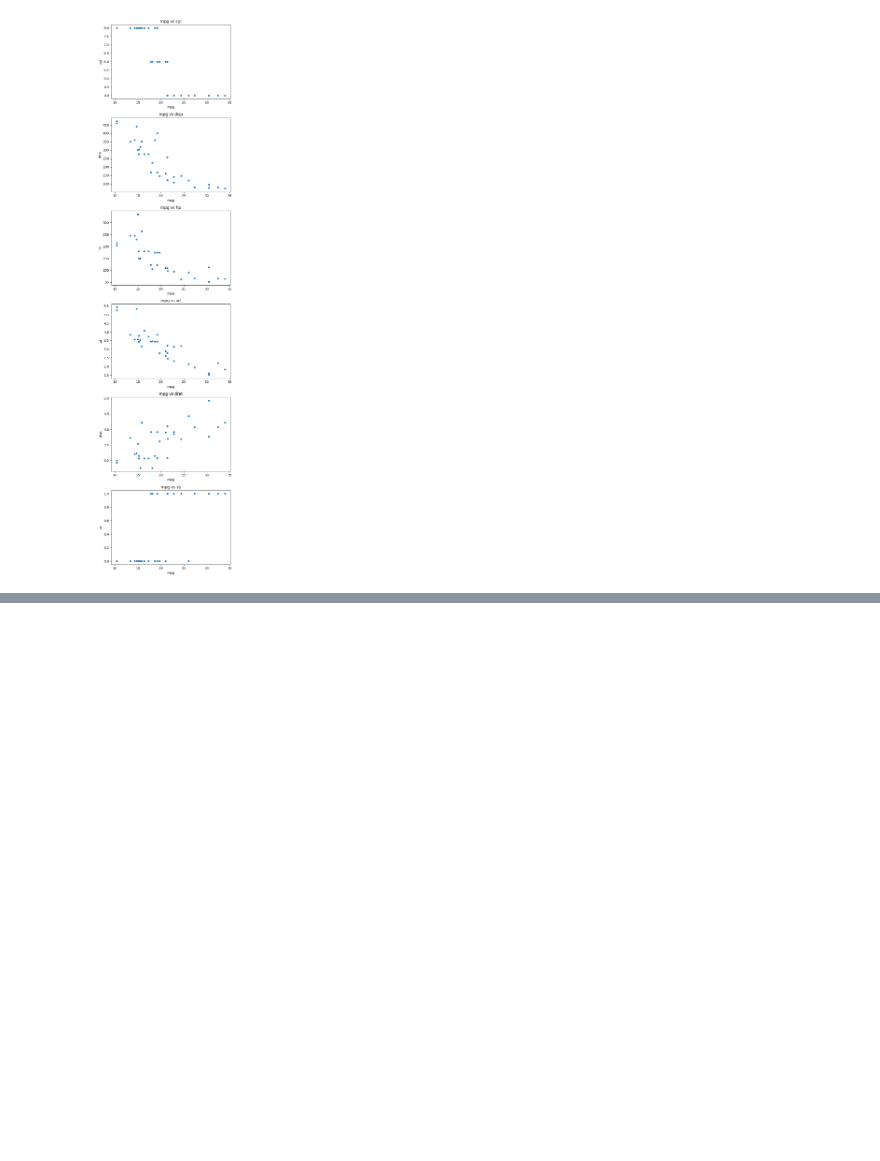
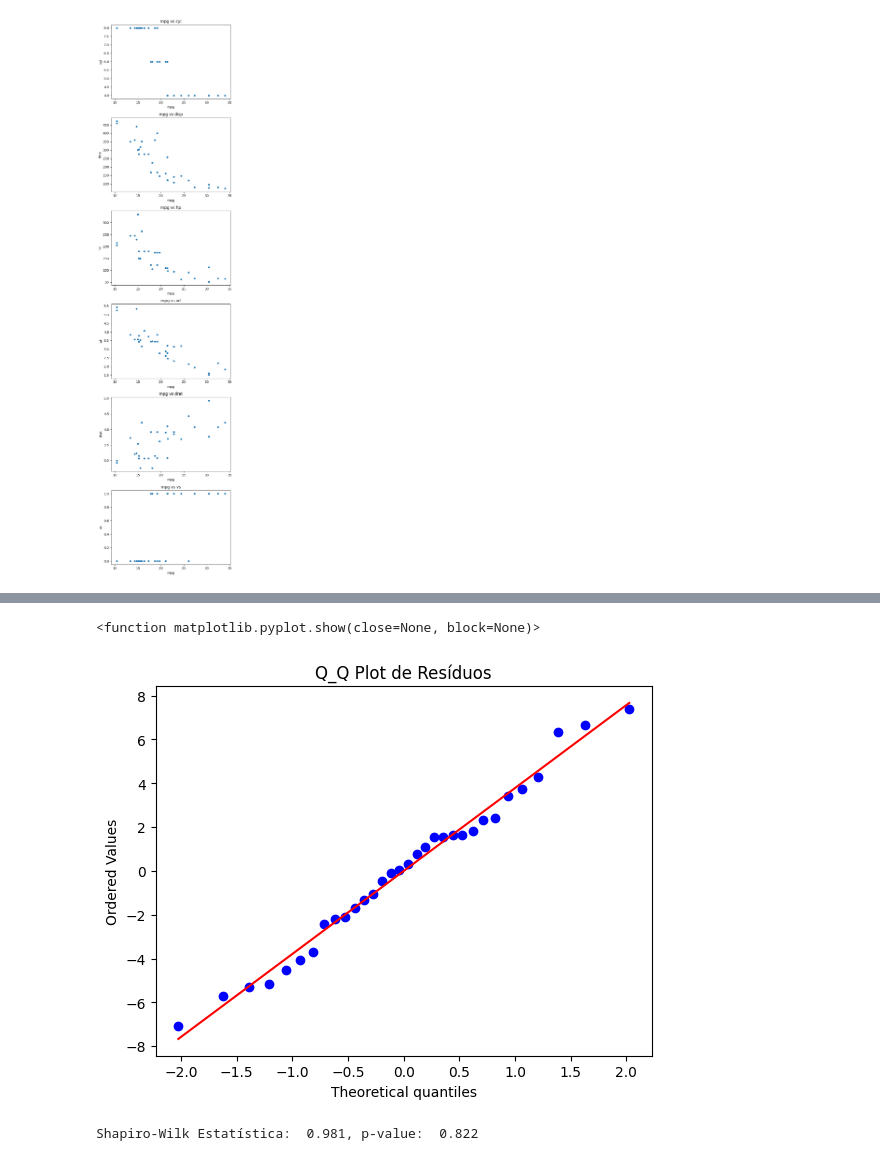
Before and after one commit to pierrout/AIML, a Jupyter notebook: RegressaoLinear.ipynb, the cells around one changed output, grey strips where cells are left out. Cells and saved outputs as stored; diff of their text form; code cells hidden in the pictures; blank space fills up the shorter version.

```diff
--- a/RegressaoLinear.ipynb
+++ b/RegressaoLinear.ipynb
@@ -111,0 +248,17 @@ plt.show
+# %%
+# pontos muito mais próximos da linha
+stats.probplot(residuos3, dist="norm", plot=plt)
+plt.title("Q_Q Plot de Resíduos")
+plt.show
+# %% [output]
+<function matplotlib.pyplot.show(close=None, block=None)>
+[figure, added]
+# %%
+# valor do p é aceito
+# passou de 0.08 para 0.8 então é fortemente distribuido
+residuos3 = modelo3.resid
+
+stat, pval = stats.shapiro(residuos3)
+print(f'Shapiro-Wilk Estatística: {stat: .3f}, p-value: {pval: .3f}')
+# %% [output]
+Shapiro-Wilk Estatística:  0.981, p-value:  0.822
```
Also changed, not shown: parts of 10 cells of this notebook.
